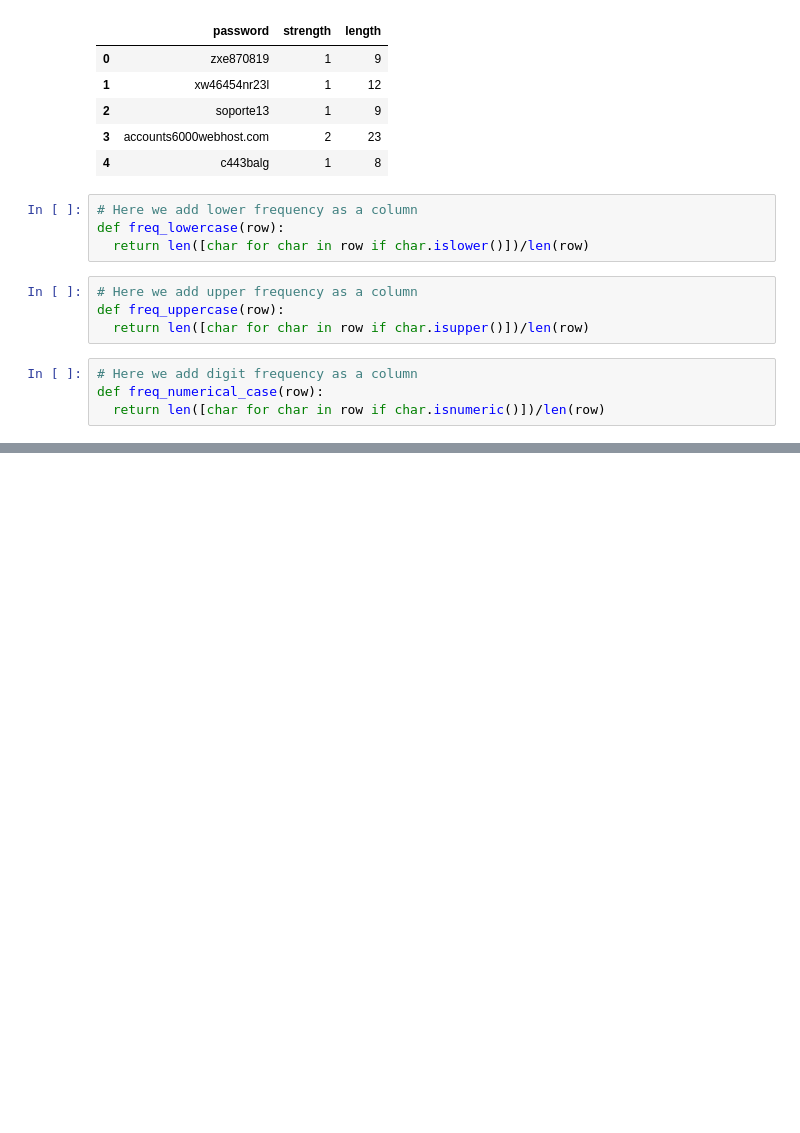
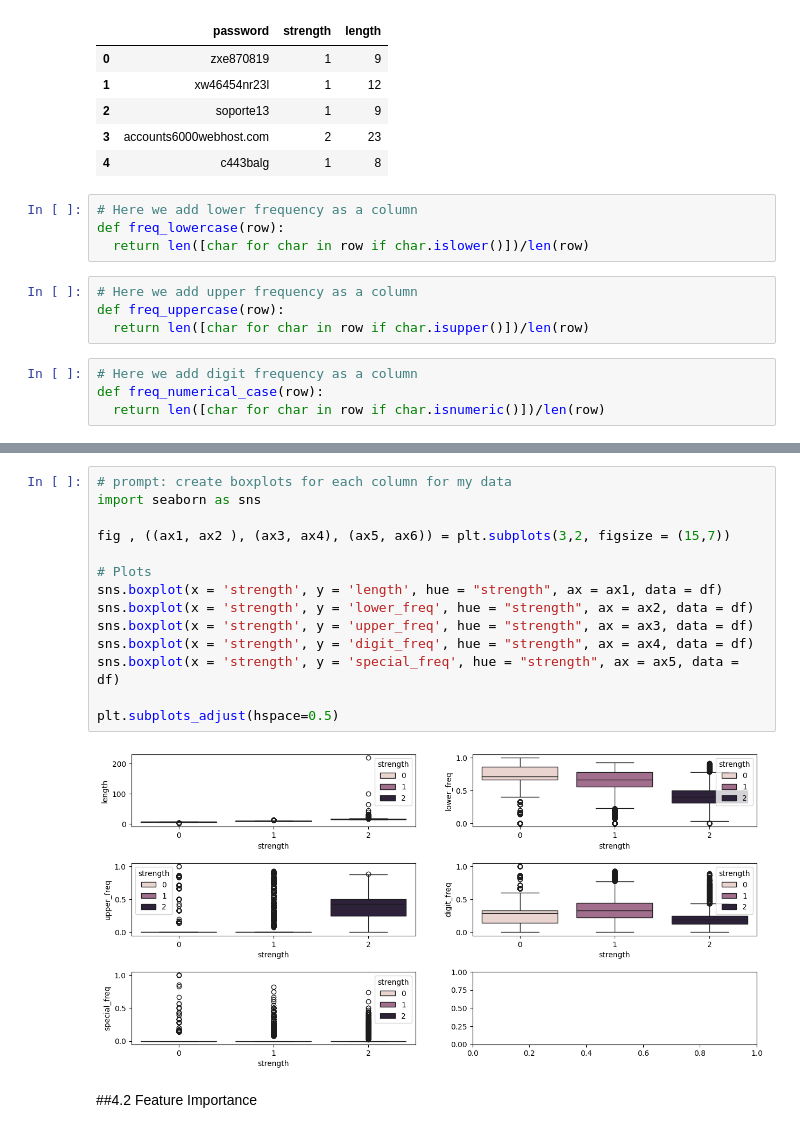
Before and after one commit to anilaksu/AI-and-Data-Science-Codes, a Jupyter notebook: Data_Science_Project_2_Password_Strength_with_NLP.ipynb, the cells around one changed output, grey strips where cells are left out. Drawn from its saved outputs; the diff is of its cells as text; blank space fills up the shorter version.

```diff
--- a/Data_Science_Project_2_Password_Strength_with_NLP.ipynb
+++ b/Data_Science_Project_2_Password_Strength_with_NLP.ipynb
@@ -257,0 +289,18 @@ df.head()
+# %%
+# prompt: create boxplots for each column for my data
+import seaborn as sns
+
+fig , ((ax1, ax2 ), (ax3, ax4), (ax5, ax6)) = plt.subplots(3,2, figsize = (15,7))
+
+# Plots
+sns.boxplot(x = 'strength', y = 'length', hue = "strength", ax = ax1, data = df)
+sns.boxplot(x = 'strength', y = 'lower_freq', hue = "strength", ax = ax2, data = df)
+sns.boxplot(x = 'strength', y = 'upper_freq', hue = "strength", ax = ax3, data = df)
+sns.boxplot(x = 'strength', y = 'digit_freq', hue = "strength", ax = ax4, data = df)
+sns.boxplot(x = 'strength', y = 'special_freq', hue = "strength", ax = ax5, data = df)
+
+plt.subplots_adjust(hspace=0.5)
+# %% [output]
+[figure, added]
+# %% [markdown]
+##4.2 Feature Importance
```
Also changed, not shown: parts of 13 cells of this notebook.
